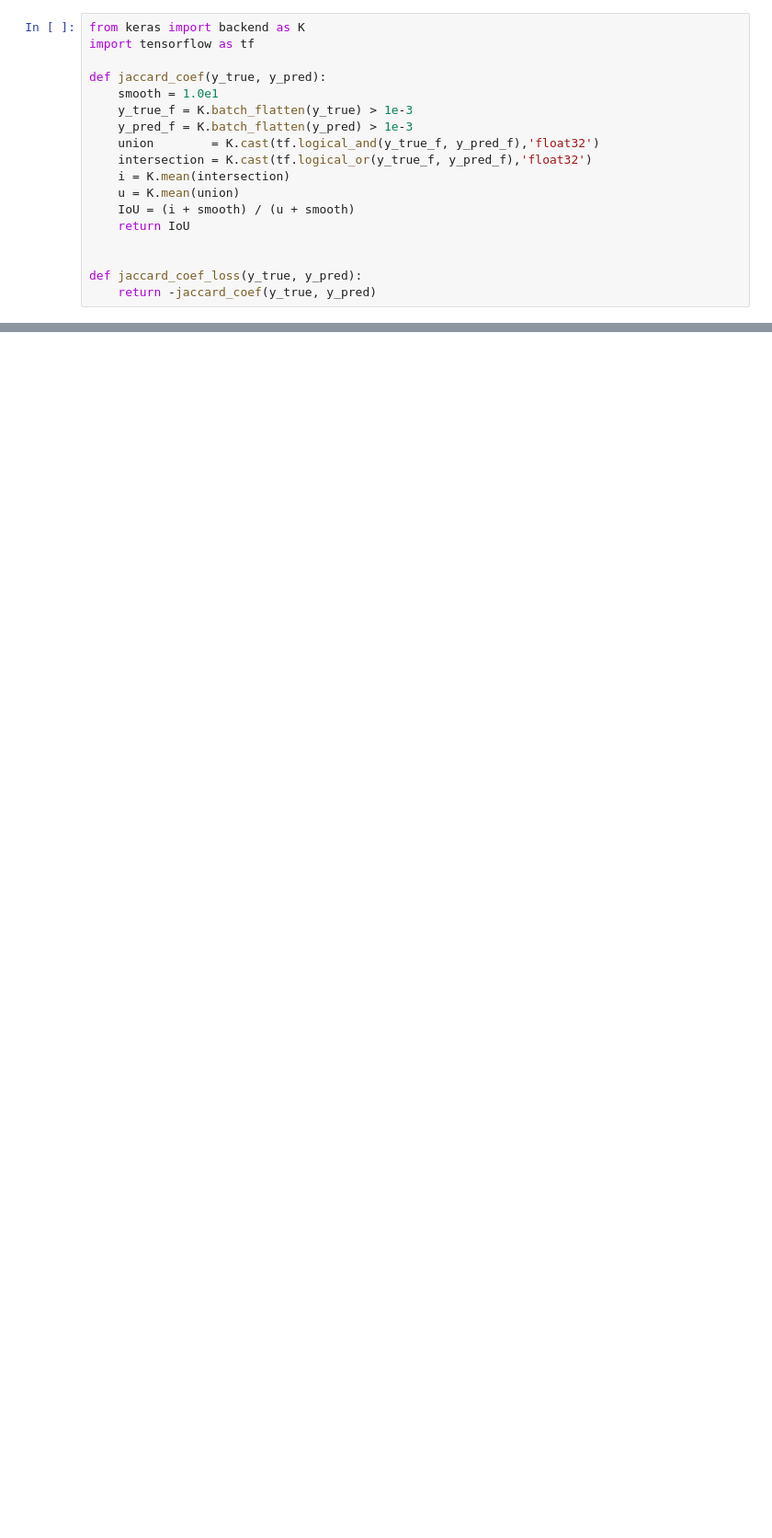
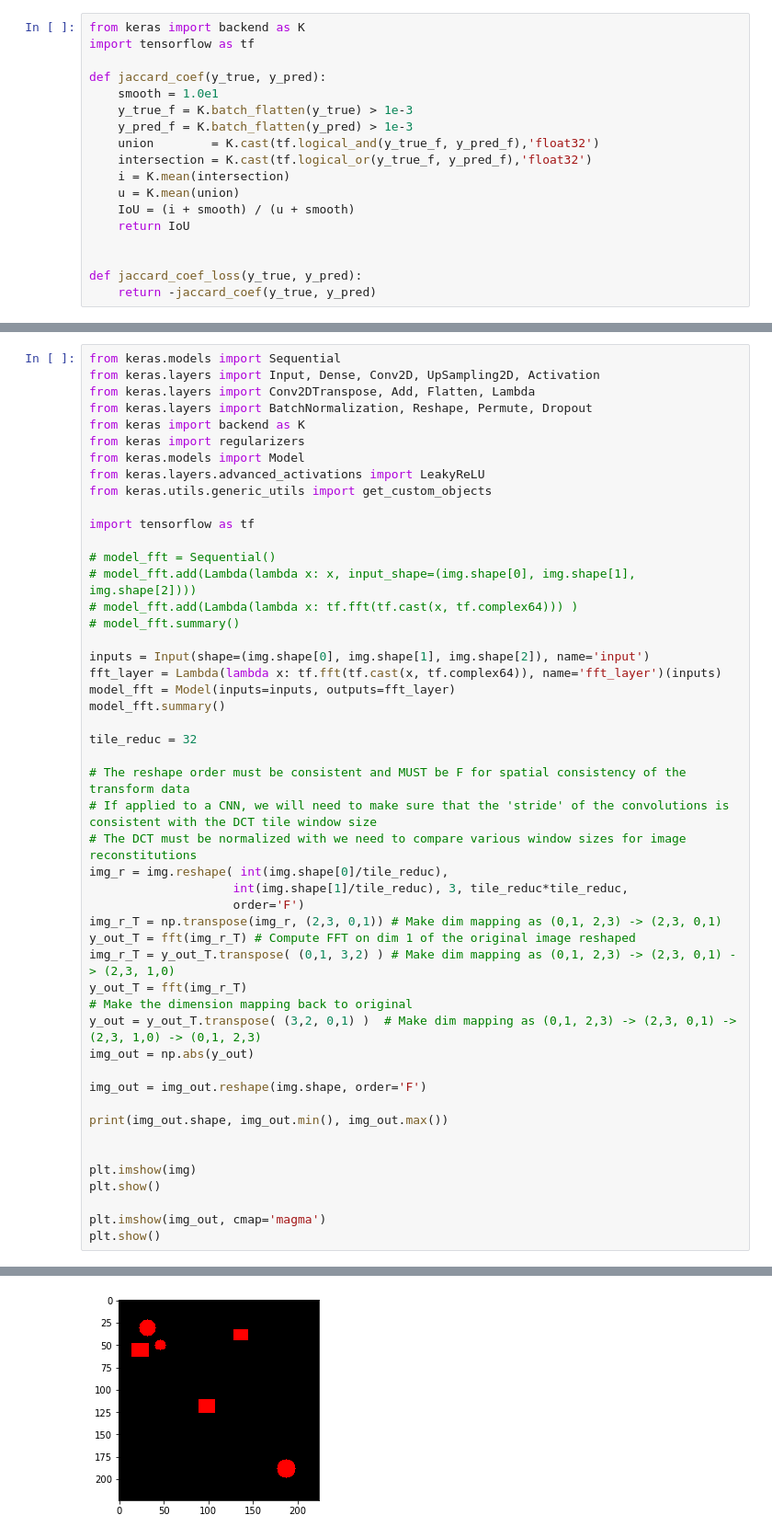
Before and after one commit to rdjondo/SimplisticSSD, a Jupyter notebook: SimpleSegNet_synthetic_dataset.ipynb, the cells around one changed output, grey strips where cells are left out. Shown at 92% size. Drawn from its saved outputs; the diff is of its cells as text; blank space fills up the shorter version.

```diff
--- a/SimpleSegNet_synthetic_dataset.ipynb
+++ b/SimpleSegNet_synthetic_dataset.ipynb
@@ -682,0 +676,50 @@ img_r.shape
+# %%
+from keras.models import Sequential
+from keras.layers import Input, Dense, Conv2D, UpSampling2D, Activation
+from keras.layers import Conv2DTranspose, Add, Flatten, Lambda
+from keras.layers import BatchNormalization, Reshape, Permute, Dropout
+from keras import backend as K
+from keras import regularizers
+from keras.models import Model
+from keras.layers.advanced_activations import LeakyReLU
+from keras.utils.generic_utils import get_custom_objects
+
+import tensorflow as tf
+
+# model_fft = Sequential()
+# model_fft.add(Lambda(lambda x: x, input_shape=(img.shape[0], img.shape[1], img.shape[2])))
+# model_fft.add(Lambda(lambda x: tf.fft(tf.cast(x, tf.complex64))) )
+# model_fft.summary()
+
+inputs = Input(shape=(img.shape[0], img.shape[1], img.shape[2]), name='input')
+fft_layer = Lambda(lambda x: tf.fft(tf.cast(x, tf.complex64)), name='fft_layer')(inputs)
+model_fft = Model(inputs=inputs, outputs=fft_layer)
+model_fft.summary()
+
+tile_reduc = 32
+
+# The reshape order must be consistent and MUST be F for spatial consistency of the transform data
+# If applied to a CNN, we will need to make sure that the 'stride' of the convolutions is consistent with the DCT tile window size
+# The DCT must be normalized with we need to compare various window sizes for image reconstitutions
+img_r = img.reshape( int(img.shape[0]/tile_reduc),
+                    int(img.shape[1]/tile_reduc), 3, tile_reduc*tile_reduc,
+                    order='F')
+img_r_T = np.transpose(img_r, (2,3, 0,1)) # Make dim mapping as (0,1, 2,3) -> (2,3, 0,1)
+y_out_T = fft(img_r_T) # Compute FFT on dim 1 of the original image reshaped
+img_r_T = y_out_T.transpose( (0,1, 3,2) ) # Make dim mapping as (0,1, 2,3) -> (2,3, 0,1) -> (2,3, 1,0)
+y_out_T = fft(img_r_T)
+# Make the dimension mapping back to original
+y_out = y_out_T.transpose( (3,2, 0,1) )  # Make dim mapping as (0,1, 2,3) -> (2,3, 0,1) -> (2,3, 1,0) -> (0,1, 2,3)
+img_out = np.abs(y_out)
+
+img_out = img_out.reshape(img.shape, order='F')
+
+print(img_out.shape, img_out.min(), img_out.max())
+
+
+plt.imshow(img)
+plt.show()
+
+plt.imshow(img_out, cmap='magma')
+plt.show()
+# %% [output]
@@ -682,0 +738 @@ img_r.shape
+[figure, added]
```
Also changed, not shown: parts of 14 cells of this notebook.
